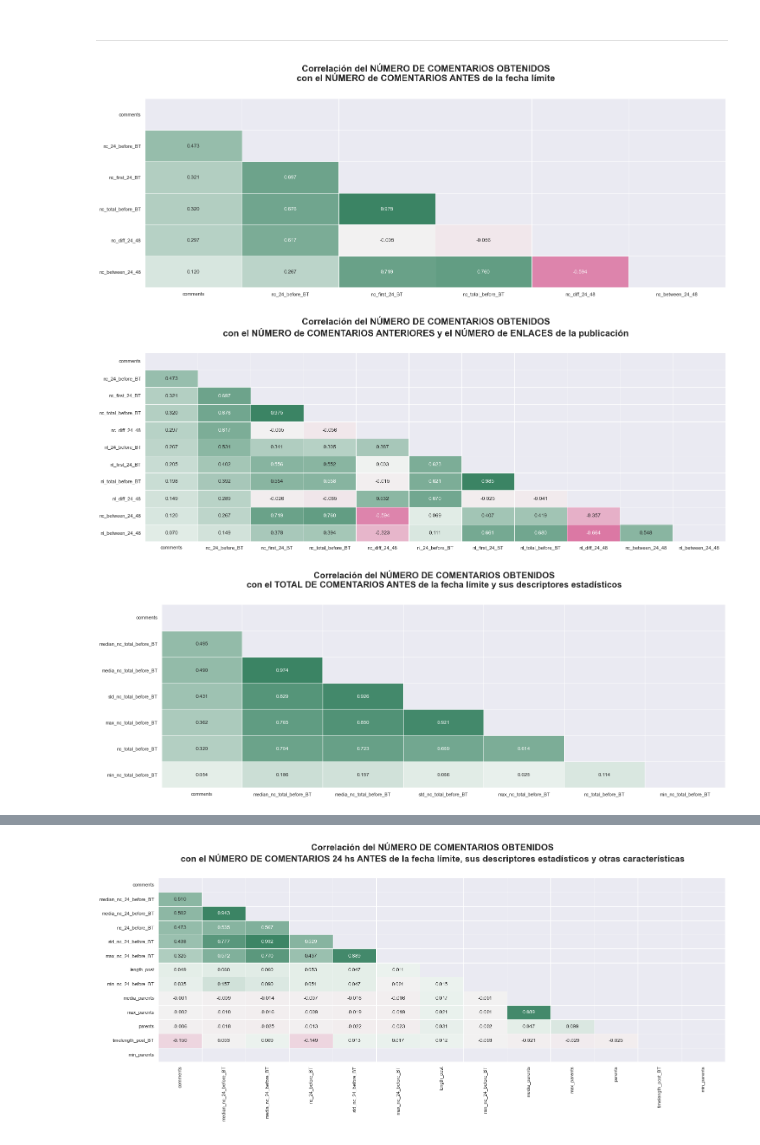
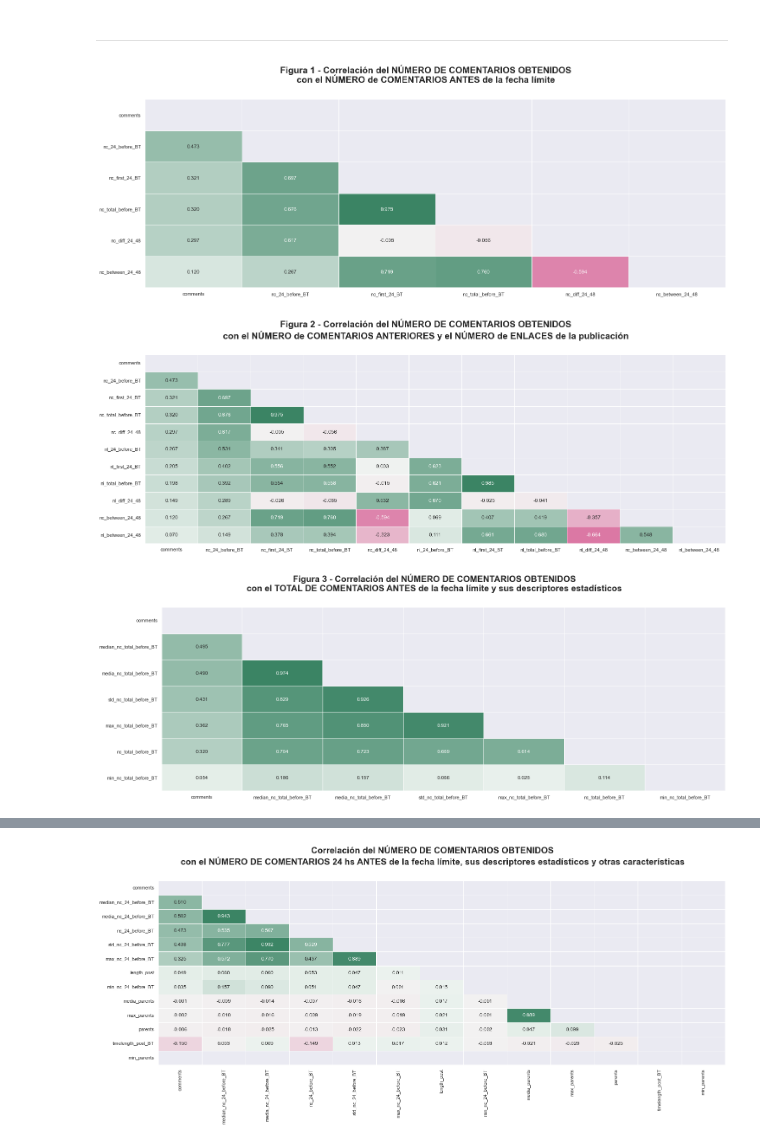
Before and after one commit to jtentor/DHDSFW, a Jupyter notebook: EDA_00.ipynb, the cells around one changed output, grey strips where cells are left out. Cells and saved outputs as stored; diff of their text form; code cells hidden in the pictures.

```diff
--- a/EDA_00.ipynb
+++ b/EDA_00.ipynb
@@ -163,27 +163,30 @@ def show_corr(data, target) :
 # %%
 
 fig = set_figure(24, 8,
-                 suptitle='Correlación del NÚMERO DE COMENTARIOS OBTENIDOS' '\n' + \
+                 suptitle='Figura 1' + ' - ' + \
+                 'Correlación del NÚMERO DE COMENTARIOS OBTENIDOS' + '\n' + \
                  'con el NÚMERO de COMENTARIOS ANTES de la fecha límite')
 show_corr(data=data[labels['nc'] + [target]], target=target)
 # %% [output]
-[figure, old version]
+[figure, new version]
 # %%
 
 fig = set_figure(24, 8,
-                 suptitle='Correlación del NÚMERO DE COMENTARIOS OBTENIDOS' + '\n' + \
+                 suptitle='Figura 2' + ' - ' + \
+                 'Correlación del NÚMERO DE COMENTARIOS OBTENIDOS' + '\n' + \
                  'con el NÚMERO de COMENTARIOS ANTERIORES y el NÚMERO de ENLACES de la publicación')
 show_corr(data=data[labels['nc'] + labels['nl'] + [target]], target=target)
 # %% [output]
-[figure, old version]
+[figure, new version]
 # %%
 
 fig = set_figure(24, 8,
-                 suptitle='Correlación del NÚMERO DE COMENTARIOS OBTENIDOS' + '\n' + \
+                 suptitle='Figura 3' + ' - ' + \
+                 'Correlación del NÚMERO DE COMENTARIOS OBTENIDOS' + '\n' + \
                  'con el TOTAL DE COMENTARIOS ANTES de la fecha límite y sus descriptores estadísticos')
 show_corr(data=data[labels['nc_total_before_BT'] + labels['sd_nc_total_before_BT'] + [target]], target=target)
 # %% [output]
-[figure, old version]
+[figure, new version]
 # %%
 
 fig = set_figure(24, 8,
```
Also changed, not shown: parts of 4 cells of this notebook, 2 other files.
